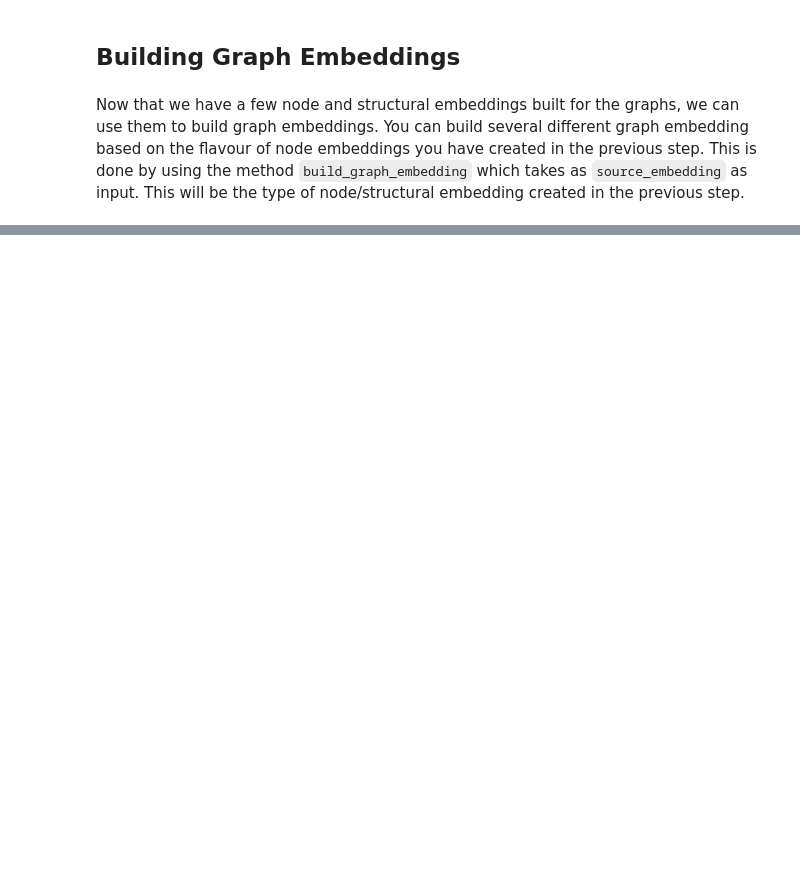
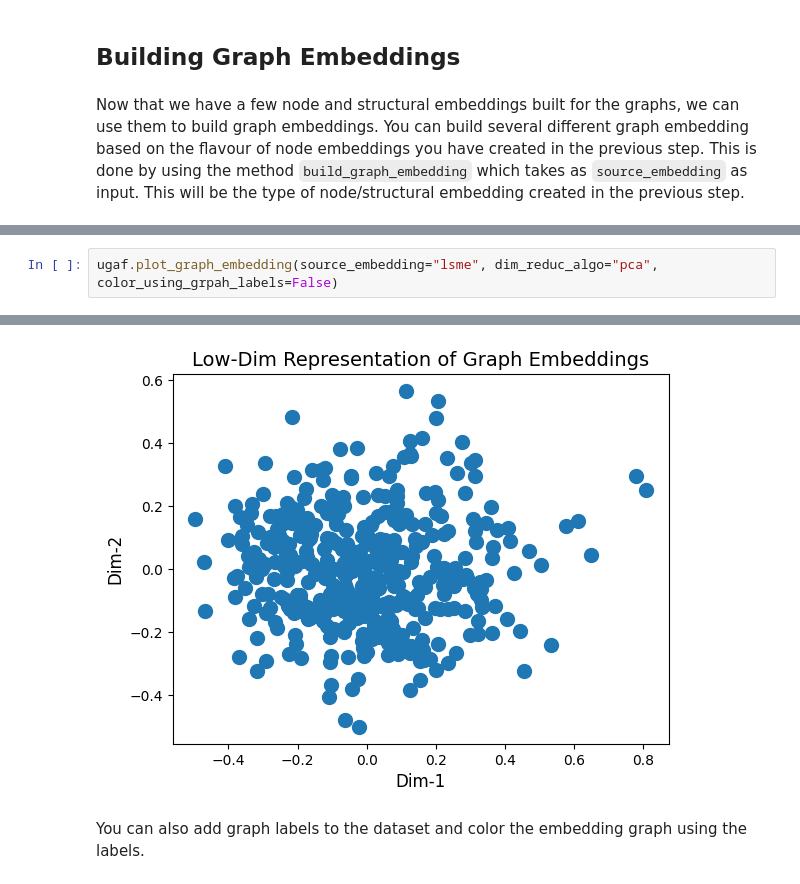
Before and after one commit to elmspace/NEExT, a Jupyter notebook: examples/example.ipynb, the cells around one changed output, grey strips where cells are left out. Cells and saved outputs as stored; diff of their text form; blank space fills up the shorter version.

```diff
--- a/examples/example.ipynb
+++ b/examples/example.ipynb
@@ -87,0 +94,3 @@ ugaf.graph_c.graph_collection[0]["embedding"]
+# %%
+ugaf.plot_graph_embedding(source_embedding="lsme", dim_reduc_algo="pca", color_using_grpah_labels=False)
+# %% [output]
@@ -87,0 +98,3 @@ ugaf.graph_c.graph_collection[0]["embedding"]
+[figure, added]
+# %% [markdown]
+You can also add graph labels to the dataset and color the embedding graph using the labels.
```
Also changed, not shown: parts of 19 cells of this notebook, 3 other files.
